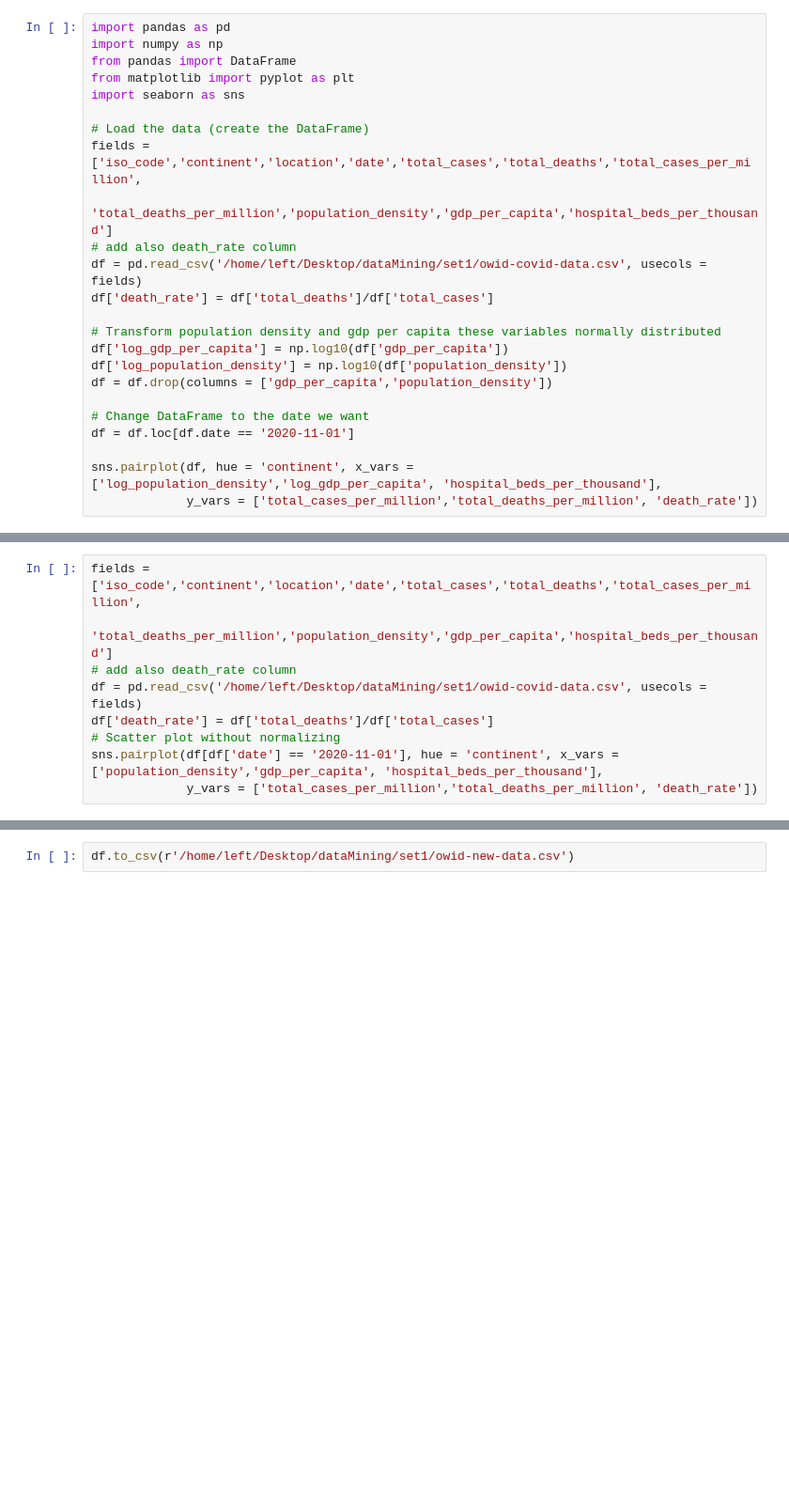
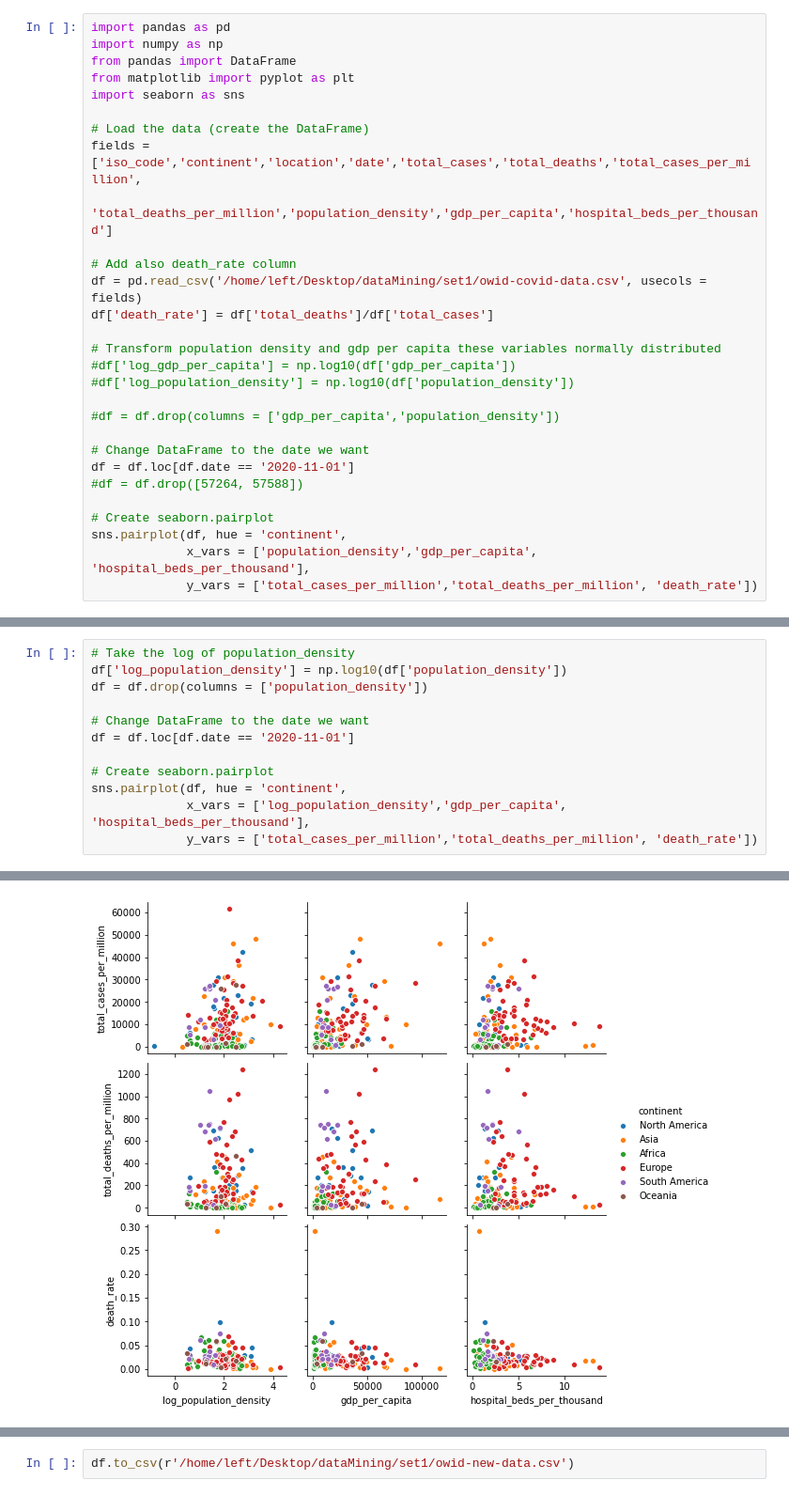
Before and after one commit to lkostakis/data-mining-covid19, a Jupyter notebook: ask4.ipynb, the cells around one changed output, grey strips where cells are left out. Shown at 94% size. Saved outputs shown, nothing was run; the diff lists cells and outputs as text; blank space fills up the shorter version.

```diff
--- a/ask4.ipynb
+++ b/ask4.ipynb
@@ -8,19 +8,24 @@ import seaborn as sns
 # Load the data (create the DataFrame)
 fields = ['iso_code','continent','location','date','total_cases','total_deaths','total_cases_per_million',
           'total_deaths_per_million','population_density','gdp_per_capita','hospital_beds_per_thousand']
-# add also death_rate column
+
+# Add also death_rate column
 df = pd.read_csv('/home/left/Desktop/dataMining/set1/owid-covid-data.csv', usecols = fields)
 df['death_rate'] = df['total_deaths']/df['total_cases']
 
 # Transform population density and gdp per capita these variables normally distributed
-df['log_gdp_per_capita'] = np.log10(df['gdp_per_capita'])
-df['log_population_density'] = np.log10(df['population_density'])
-df = df.drop(columns = ['gdp_per_capita','population_density'])
+#df['log_gdp_per_capita'] = np.log10(df['gdp_per_capita'])
+#df['log_population_density'] = np.log10(df['population_density'])
+
+#df = df.drop(columns = ['gdp_per_capita','population_density'])
 
 # Change DataFrame to the date we want
 df = df.loc[df.date == '2020-11-01']
+#df = df.drop([57264, 57588])
 
-sns.pairplot(df, hue = 'continent', x_vars = ['log_population_density','log_gdp_per_capita', 'hospital_beds_per_thousand'],
+# Create seaborn.pairplot
+sns.pairplot(df, hue = 'continent',
+             x_vars = ['population_density','gdp_per_capita', 'hospital_beds_per_thousand'],
              y_vars = ['total_cases_per_million','total_deaths_per_million', 'death_rate'])
 # %% [output]
 <seaborn.axisgrid.PairGrid at 0x...>
@@ -28,9 +32,0 @@ sns.pairplot(df, hue = 'continent', x_vars = ['log_population_density','log_gdp_
-# %%
-fields = ['iso_code','continent','location','date','total_cases','total_deaths','total_cases_per_million',
-          'total_deaths_per_million','population_density','gdp_per_capita','hospital_beds_per_thousand']
-# add also death_rate column
-df = pd.read_csv('/home/left/Desktop/dataMining/set1/owid-covid-data.csv', usecols = fields)
-df['death_rate'] = df['total_deaths']/df['total_cases']
-# Scatter plot without normalizing
-sns.pairplot(df[df['date'] == '2020-11-01'], hue = 'continent', x_vars = ['population_density','gdp_per_capita', 'hospital_beds_per_thousand'],
-             y_vars = ['total_cases_per_million','total_deaths_per_million', 'death_rate'])
@@ -39,0 +73,13 @@ sns.pairplot(df[df['date'] == '2020-11-01'], hue = 'continent', x_vars = ['popul
+# %%
+# Take the log of population_density
+df['log_population_density'] = np.log10(df['population_density'])
+df = df.drop(columns = ['population_density'])
+
+# Change DataFrame to the date we want
+df = df.loc[df.date == '2020-11-01']
+
+# Create seaborn.pairplot
+sns.pairplot(df, hue = 'continent',
+             x_vars = ['log_population_density','gdp_per_capita', 'hospital_beds_per_thousand'],
+             y_vars = ['total_cases_per_million','total_deaths_per_million', 'death_rate'])
+# %% [output]
@@ -39,0 +87 @@ sns.pairplot(df[df['date'] == '2020-11-01'], hue = 'continent', x_vars = ['popul
+[figure, added]
```
Also changed, not shown: parts of 9 cells of this notebook.
